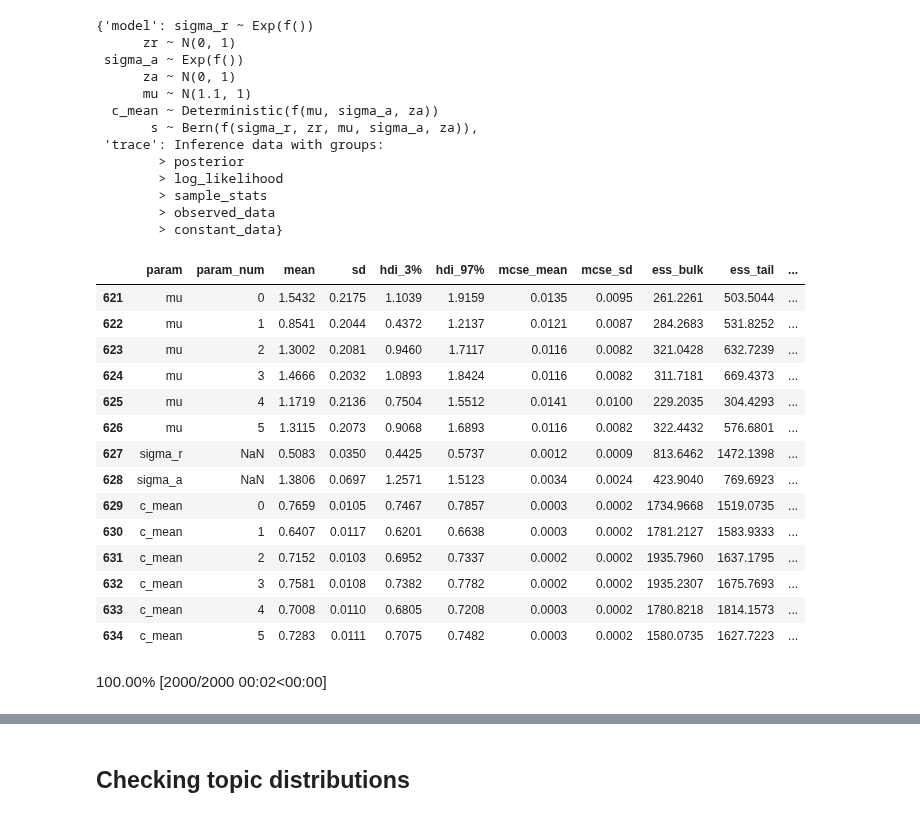
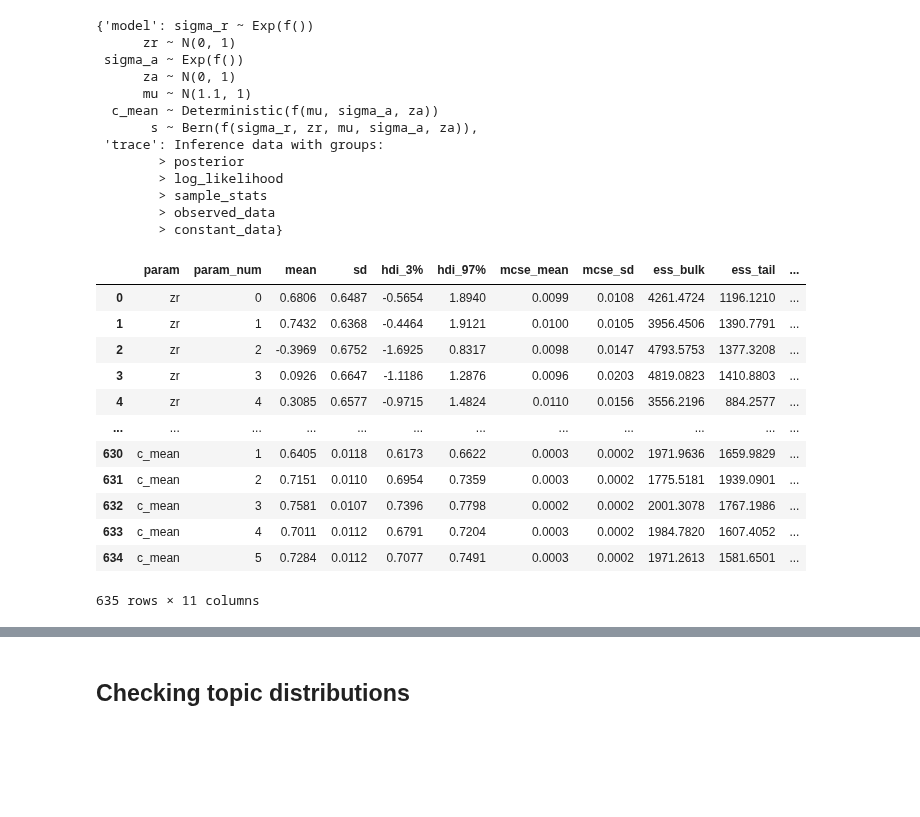
Before and after one commit to imrogerjiang/bayesian-inference-topic-measures, a Jupyter notebook: Score simulation.ipynb, the cells around one changed output, grey strips where cells are left out. Saved outputs shown, nothing was run; the diff lists cells and outputs as text; code cells hidden in the pictures; blank space fills up the shorter version.

```diff
--- a/Score simulation.ipynb
+++ b/Score simulation.ipynb
@@ -109,33 +99,3 @@ mu_sigma = 1t
 
 glm_rater_topic = {"model":pm.Model()}
 glm_rater_topic_cordel = {"model":pm.Model()}
-# %%
-# Rater, Topic model
-
-glm_rater_topic["model"] = pm.Model()
-with glm_rater_topic["model"]:
-    # Hyperparameter priors
-    raters = pm.Data("raters", rater_array, mutable=True, dims="obs_id")
-    topics = pm.Data("topics", topic_array, mutable=True, dims=["cordel", "topic"])
-    cordels = pm.Data("cordels", cordel_array, mutable=True, dims="obs_id")
-
-    sigma_r = pm.Exponential("sigma_r", lam=r_lambda)
-    zr = pm.Normal("zr",mu=0, sigma=1, shape=n_raters)
-    sigma_a = pm.Exponential("sigma_a", lam=t_lambda)
-    za = pm.Normal("za",mu=0, sigma=t_sigma, shape=(n_cordels, n_topics))
-    mu = pm.Normal("mu",mu=empirical_mean, sigma=mu_sigma)
-
-    s = pm.Bernoulli(
-            "s",
-            p=pm.math.invlogit(
-                mu+
-                za[topics[0],topics[1]]*sigma_a+
-                zr[raters]*sigma_r),
-            observed=score_array,
-            dims="obs_id")
-
-    c_mean = pm.Deterministic("c_mean",
-                              pm.math.invlogit(mu + (za.T*sigma_a).T).mean(axis=1),
-                              dims="obs_id")
-
-    glm_rater_topic["trace"]=pm.sample(cores=n_cores)
@@ -204,30 +187,21 @@ glm
         > constant_data}
 # %%
 summary_stat = create_summary_stat(glm["trace"])
+# %%
+summary_stat
+# %% [output]
+|  | param | param_num | mean | sd | hdi_3% | hdi_97% | mcse_mean | mcse_sd | ess_bulk | ess_tail | ... |
+| 0 | zr | 0 | 0.6806 | 0.6487 | -0.5654 | 1.8940 | 0.0099 | 0.0108 | 4261.4724 | 1196.1210 | ... |
+| 1 | zr | 1 | 0.7432 | 0.6368 | -0.4464 | 1.9121 | 0.0100 | 0.0105 | 3956.4506 | 1390.7791 | ... |
+| 2 | zr | 2 | -0.3969 | 0.6752 | -1.6925 | 0.8317 | 0.0098 | 0.0147 | 4793.5753 | 1377.3208 | ... |
+| 3 | zr | 3 | 0.0926 | 0.6647 | -1.1186 | 1.2876 | 0.0096 | 0.0203 | 4819.0823 | 1410.8803 | ... |
+| 4 | zr | 4 | 0.3085 | 0.6577 | -0.9715 | 1.4824 | 0.0110 | 0.0156 | 3556.2196 | 884.2577 | ... |
+| ... | ... | ... | ... | ... | ... | ... | ... | ... | ... | ... | ... |
+| 630 | c_mean | 1 | 0.6405 | 0.0118 | 0.6173 | 0.6622 | 0.0003 | 0.0002 | 1971.9636 | 1659.9829 | ... |
+| 631 | c_mean | 2 | 0.7151 | 0.0110 | 0.6954 | 0.7359 | 0.0003 | 0.0002 | 1775.5181 | 1939.0901 | ... |
+| 632 | c_mean | 3 | 0.7581 | 0.0107 | 0.7396 | 0.7798 | 0.0002 | 0.0002 | 2001.3078 | 1767.1986 | ... |
+| 633 | c_mean | 4 | 0.7011 | 0.0112 | 0.6791 | 0.7204 | 0.0003 | 0.0002 | 1984.7820 | 1607.4052 | ... |
+| 634 | c_mean | 5 | 0.7284 | 0.0112 | 0.7077 | 0.7491 | 0.0003 | 0.0002 | 1971.2613 | 1581.6501 | ... |
+635 rows × 11 columns
 # %%
 # mcmc_diagnostics(glm["trace"], summary_stat)
-# %%
-summary_stat[(summary_stat["param"]!="za") & (summary_stat["param"]!="zr")]
-# %% [output]
-|  | param | param_num | mean | sd | hdi_3% | hdi_97% | mcse_mean | mcse_sd | ess_bulk | ess_tail | ... |
-| 621 | mu | 0 | 1.5432 | 0.2175 | 1.1039 | 1.9159 | 0.0135 | 0.0095 | 261.2261 | 503.5044 | ... |
-| 622 | mu | 1 | 0.8541 | 0.2044 | 0.4372 | 1.2137 | 0.0121 | 0.0087 | 284.2683 | 531.8252 | ... |
-| 623 | mu | 2 | 1.3002 | 0.2081 | 0.9460 | 1.7117 | 0.0116 | 0.0082 | 321.0428 | 632.7239 | ... |
-| 624 | mu | 3 | 1.4666 | 0.2032 | 1.0893 | 1.8424 | 0.0116 | 0.0082 | 311.7181 | 669.4373 | ... |
-| 625 | mu | 4 | 1.1719 | 0.2136 | 0.7504 | 1.5512 | 0.0141 | 0.0100 | 229.2035 | 304.4293 | ... |
-| 626 | mu | 5 | 1.3115 | 0.2073 | 0.9068 | 1.6893 | 0.0116 | 0.0082 | 322.4432 | 576.6801 | ... |
-| 627 | sigma_r | NaN | 0.5083 | 0.0350 | 0.4425 | 0.5737 | 0.0012 | 0.0009 | 813.6462 | 1472.1398 | ... |
-| 628 | sigma_a | NaN | 1.3806 | 0.0697 | 1.2571 | 1.5123 | 0.0034 | 0.0024 | 423.9040 | 769.6923 | ... |
-| 629 | c_mean | 0 | 0.7659 | 0.0105 | 0.7467 | 0.7857 | 0.0003 | 0.0002 | 1734.9668 | 1519.0735 | ... |
-| 630 | c_mean | 1 | 0.6407 | 0.0117 | 0.6201 | 0.6638 | 0.0003 | 0.0002 | 1781.2127 | 1583.9333 | ... |
-| 631 | c_mean | 2 | 0.7152 | 0.0103 | 0.6952 | 0.7337 | 0.0002 | 0.0002 | 1935.7960 | 1637.1795 | ... |
-| 632 | c_mean | 3 | 0.7581 | 0.0108 | 0.7382 | 0.7782 | 0.0002 | 0.0002 | 1935.2307 | 1675.7693 | ... |
-| 633 | c_mean | 4 | 0.7008 | 0.0110 | 0.6805 | 0.7208 | 0.0003 | 0.0002 | 1780.8218 | 1814.1573 | ... |
-| 634 | c_mean | 5 | 0.7283 | 0.0111 | 0.7075 | 0.7482 | 0.0003 | 0.0002 | 1580.0735 | 1627.7223 | ... |
-# %%
-with glm["model"]:
-    glm["prior_sim"]=pm.sample_prior_predictive(1_000)
-    glm["postrr_sim"]=pm.sample_posterior_predictive(glm["trace"])
-# plot_prior_postrr(glm["prior_sim"], glm["postrr_sim"], data)
-# %% [output]
-100.00% [2000/2000 00:02<00:00]
```
Also changed, not shown: parts of 47 cells of this notebook.
